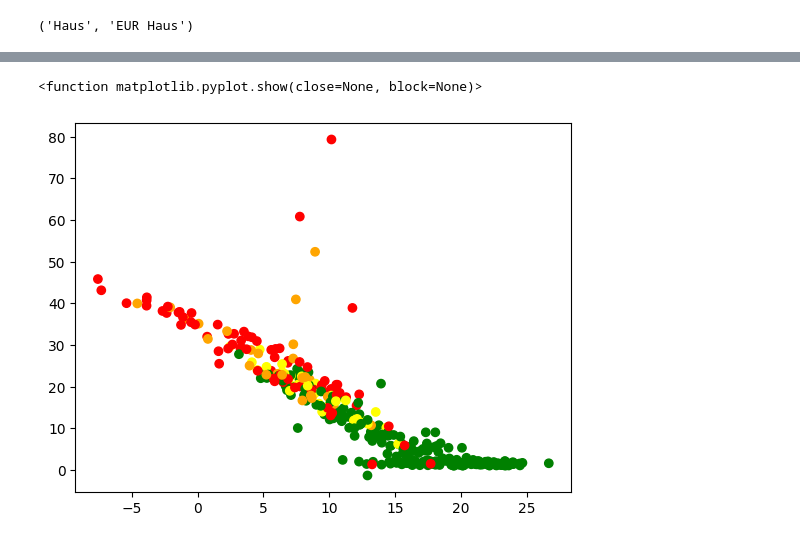
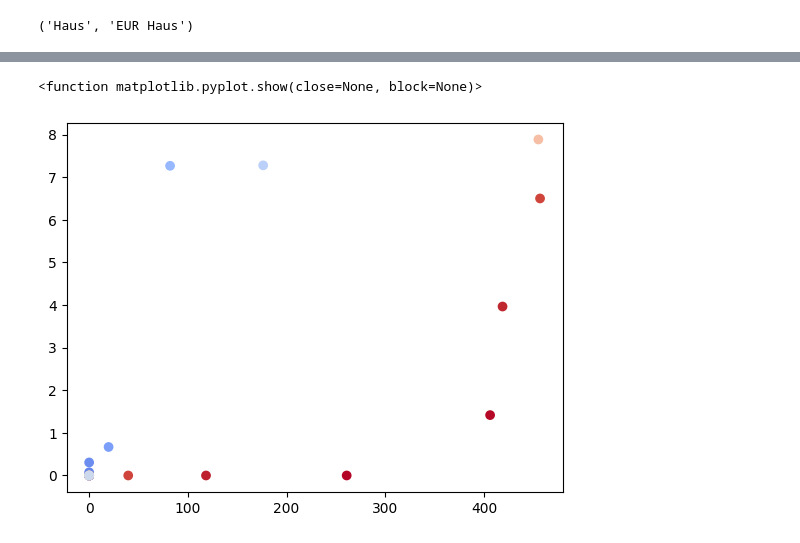
Before and after one commit to strubbi77/breisgauwind, a Jupyter notebook: Stromwert_IK8.ipynb, the cells around one changed output, grey strips where cells are left out. Drawn from its saved outputs; the diff is of its cells as text; code cells hidden in the pictures.

```diff
--- a/Stromwert_IK8.ipynb
+++ b/Stromwert_IK8.ipynb
@@ -49,7 +60,7 @@ for index,row in preis_menge.iterrows():
         gap_cnt += 1
         gap=gap+[index]
     else:
-        if len(gap)>0:
+        if (len(gap)>0 & (row['DT']> min(IKStrom.index.date))):
             gap=gap+[index]
             gap=gap+[min(gap)-pd.DateOffset(hours=1)]
             #print(index,gap_cnt,cnt)
@@ -66,18 +77,26 @@ for index,row in preis_menge.iterrows():
             for gd_index,gd_row in gap_days.iterrows():
                 #print()
                 r=gd_index
-                miss_IK_PV=pd.read_csv("Daten IK8/Wechselrichter_Tag_{}-{:02d}-{:02d}.csv".format(r.year,r.month,r.day),names=names,sep=';',decimal=',',skiprows=1)
-                miss_IK_PV=miss_IK_PV.groupby(miss_IK_PV.index//4-1)['kW'].agg(['sum'])*1000/4
-                miss_IK_PV=miss_IK_PV[miss_IK_PV.index>=0]
-                for miss_PV_index, miss_PV_row in miss_IK_PV.iterrows():
-                    new_date=pd.to_datetime('{} {:02d}'.format(gd_index,miss_PV_index),format='%Y-%m-%d %H',utc=True)
-                    gap_df.loc[gap_df['Datum']==new_date,['Wert']]=miss_PV_row['sum']
+                try:
+                    miss_IK_PV=pd.read_csv("Daten IK8/Wechselrichter_Tag_{}-{:02d}-{:02d}.csv".format(r.year,r.month,r.day),names=names,sep=';',decimal=',',skiprows=1)
+                    miss_IK_PV=miss_IK_PV.groupby(miss_IK_PV.index//4-1)['kW'].agg(['sum'])*1000/4
+                    miss_IK_PV=miss_IK_PV[miss_IK_PV.index>=0]
+                    for miss_PV_index, miss_PV_row in miss_IK_PV.iterrows():
+                        new_date=pd.to_datetime('{} {:02d}'.format(gd_index,miss_PV_index),format='%Y-%m-%d %H',utc=True)
+                        gap_df.loc[gap_df['Datum']==new_date,['Wert']]=miss_PV_row['sum']
+                        gap_df=gap_df.fillna(0)
+                except:
+                    gap_df.loc[gap_df['Datum']==new_date,['Wert']]=0
                     gap_df=gap_df.fillna(0)
+                    print(gd_index)
             gap_sum_haus_s=sum(preis_menge[preis_menge.index.isin(gap_df['Datum'])]['Haus S'])
             gap_count_s=len(gap_df.index)
             gap_avg_haus_s=gap_sum_haus_s/gap_count_s
             gap_genug_pv=len(gap_df[gap_df['Wert']>gap_avg_haus_s])
-            gap_fill_haus_s=round(gap_sum_haus_s/(gap_count_s-gap_genug_pv))
+            if (gap_count_s-gap_genug_pv) > 0:
+                gap_fill_haus_s=round(gap_sum_haus_s/(gap_count_s-gap_genug_pv))
+            else:
+                gap_fill_haus_s=0
             gap_df['fill HaS']=(gap_fill_haus_s-gap_df['Wert']).clip(lower=0)
             gap_df['fill HaH']=(gap_df['Wert']-gap_fill_haus_s).clip(lower=0)
 
@@ -106,7 +125,7 @@ for index,row in preis_menge.iterrows():
         gap_cnt += 1
         gap=gap+[index]
     else:
-        if len(gap)>0:
+        if (len(gap)>0 & (row['DT']> min(IKStrom.index.date))):
             gap=gap+[index]
             gap=gap+[min(gap)-pd.DateOffset(hours=1)]
             #print(index,gap_cnt,cnt)
@@ -153,6 +172,9 @@ preis_menge['WP Netz']=preis_menge['WP S']-preis_menge['Haus S']
 preis_menge['Haus']=preis_menge['Haus S']
 preis_menge['PV']=preis_menge['WP H']
 
+
+preis_menge=preis_menge.rename(columns={'Deutschland/Luxemburg [€/MWh] Originalauflösungen':'DE-LU Day Ahead EUR/MWh'})
+
 preis_menge['EUR WP']   = preis_menge['WP']* preis_menge['DE-LU Day Ahead EUR/MWh']  /1000000
 preis_menge['EUR WP Netz']   = preis_menge['WP Netz']* preis_menge['DE-LU Day Ahead EUR/MWh']  /1000000
 preis_menge['EUR Haus'] = preis_menge['Haus']* preis_menge['DE-LU Day Ahead EUR/MWh']/1000000
@@ -165,5 +203,5 @@ print(cnt)
 # %%
-wetter=pd.read_csv('Wetter/2024_Wetter_Station_020_Mengen_hh24.csv',sep=';',decimal=',')
+wetter=pd.read_csv('Wetter/2022ff_Wetter_Station_020_Mengen_hh24.csv',sep=';',decimal=',')
 wetter['Datum']=pd.to_datetime(wetter['Tag']+' '+wetter['Stunde'],format='%d.%m.%Y %H:%M',utc=True)
 wetter=wetter.set_index('Datum')
 preis_menge['AVG_TA200']=wetter['AVG_TA200']
@@ -446,16 +517,17 @@ pm_day.to_csv('test.csv')
 # %%
 fig, ax = plt.subplots()
-pm_day['color']=(np.where((pm_day['WP sum']+pm_day['Haus sum'])<pm_day['PV sum'],'green',np.where((pm_day['WP sum']+pm_day['Haus sum'])<pm_day['PV sum']*2,'yellow',np.where((pm_day['WP sum']+pm_day['Haus sum'])<pm_day['PV sum']*5,'orange','red'))))
-x=20-pm_day['Temp avg']
-y=pm_day['WP sum']
-c=pm_day['color']
-#label=[['WP+Haus < PV:green'],['WP+Haus < PV *2:yellow'],['WP+Haus < PV * 5:orange'],['Rest:red']]
-scatter=ax.scatter(x,y,c=c)
+
+pm=preis_menge[(preis_menge.index.day_of_year==51) &(preis_menge.index.year==2025)]
+x=pm['SUM_GS200']
+y=pm['PV']/1000
+c=pm['AVG_TA200']
+
+ax.scatter(x,y,c=c, cmap=cm.coolwarm)
 #legend1=ax.legend(*scatter.legend_elements(),
 #                    loc="lower left", title="Classes")
 #plt.legend()
 #ax.add_artist(legend1)
 plt.show
 # %% [output]
 <function matplotlib.pyplot.show(close=None, block=None)>
-[figure, old version]
+[figure, new version]
```
Also changed, not shown: parts of 10 cells of this notebook, 18 other files.
